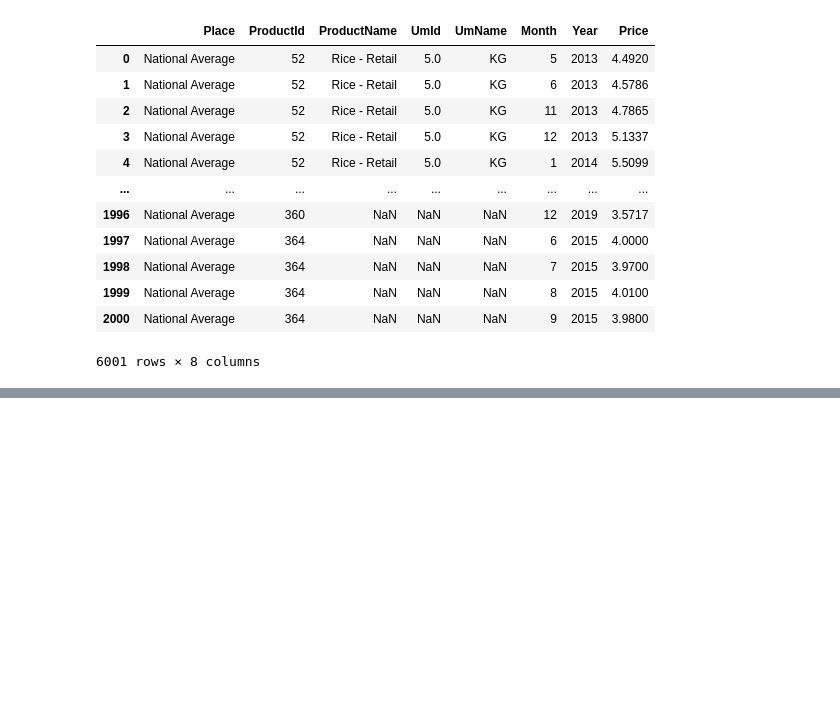
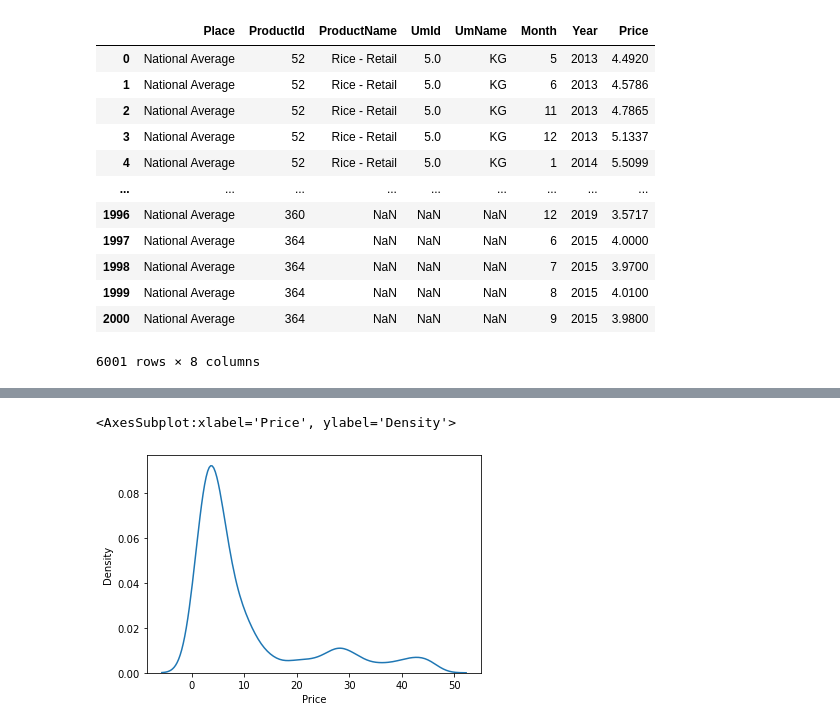
Before and after one commit to Trang27cl/testgit, a Jupyter notebook: FoodPrice_in_Turkey.ipynb, the cells around one changed output, grey strips where cells are left out. Saved outputs shown, nothing was run; the diff lists cells and outputs as text; code cells hidden in the pictures; blank space fills up the shorter version.

```diff
--- a/FoodPrice_in_Turkey.ipynb
+++ b/FoodPrice_in_Turkey.ipynb
@@ -725,0 +823,6 @@ df7
+# %%
+# biểu đồ phân bố dữ liệu
+sns.kdeplot(data=df2['Price'])
+# %% [output]
+<AxesSubplot:xlabel='Price', ylabel='Density'>
+[figure, added]
```
Also changed, not shown: parts of 34 cells of this notebook.
